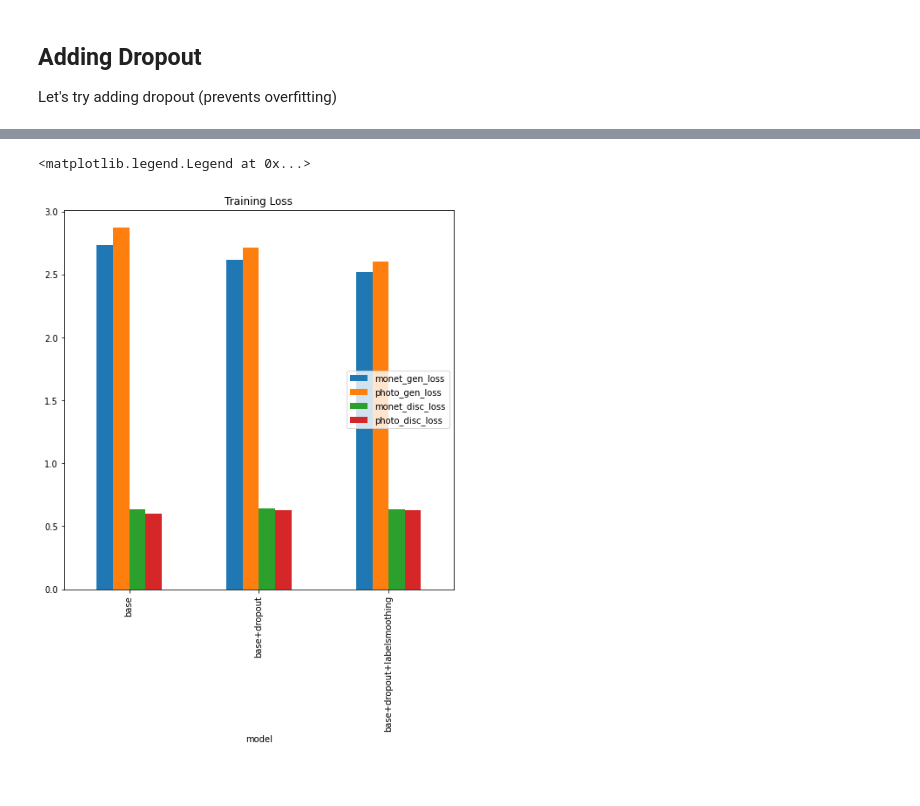
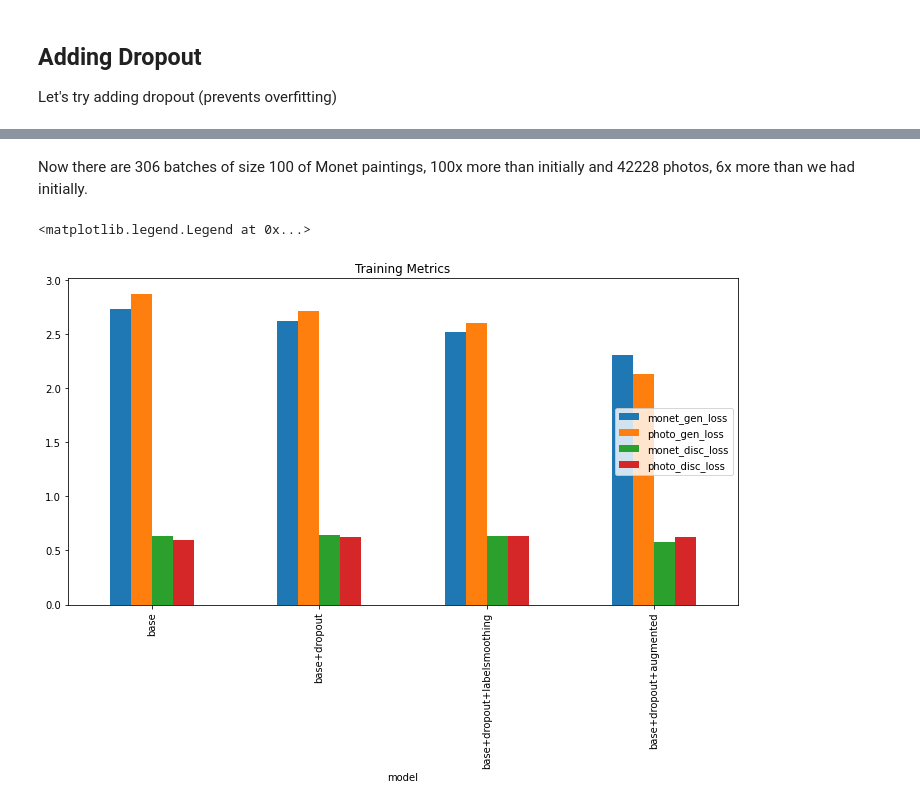
Before and after one commit to amcwhae/Monet-GAN, a Jupyter notebook: monet-gan.ipynb, the cells around one changed output, grey strips where cells are left out. Drawn from its saved outputs; the diff is of its cells as text; code cells hidden in the pictures; blank space fills up the shorter version.

Commit message:
Kaggle Notebook | Monet GAN | Version 11

```diff
--- a/monet-gan.ipynb
+++ b/monet-gan.ipynb
@@ -600,0 +641,2 @@ Epoch 25/25
+# %% [markdown]
+Now there are 306 batches of size 100 of Monet paintings, 100x more than initially and 42228 photos, 6x more than we had initially.
@@ -601,16 +662,16 @@ Epoch 25/25
 # %%
-results_dict = {'model': ['base', 'base+dropout', 'base+dropout+labelsmoothing'],
-                'monet_gen_loss': [2.7339, 2.6177, 2.5220],
-                'photo_gen_loss': [2.8708, 2.7107, 2.6023],
-                'monet_disc_loss': [0.6350, 0.6386, 0.6371],
-                'photo_disc_loss': [0.6009, 0.6249, 0.6304]}
+results_dict = {'model': ['base', 'base+dropout', 'base+dropout+labelsmoothing', 'base+dropout+augmented'],
+                'monet_gen_loss': [2.7339, 2.6177, 2.5220, 2.3109],
+                'photo_gen_loss': [2.8708, 2.7107, 2.6023, 2.1275],
+                'monet_disc_loss': [0.6350, 0.6386, 0.6371, 0.5813],
+                'photo_disc_loss': [0.6009, 0.6249, 0.6304, 0.6217]}
 results = pd.DataFrame.from_dict(results_dict)
 results.set_index('model', inplace=True)
 
 
-ax = results.plot.bar(figsize=(8,8))
-ax.set_title("Training Loss")
+ax = results.plot.bar(figsize=(12,6))
+ax.set_title("Training Metrics")
 ax.legend(loc=5)
 # %% [output]
 <matplotlib.legend.Legend at 0x...>
-[figure, old version]
+[figure, new version]
```
Also changed, not shown: parts of 25 cells of this notebook.
